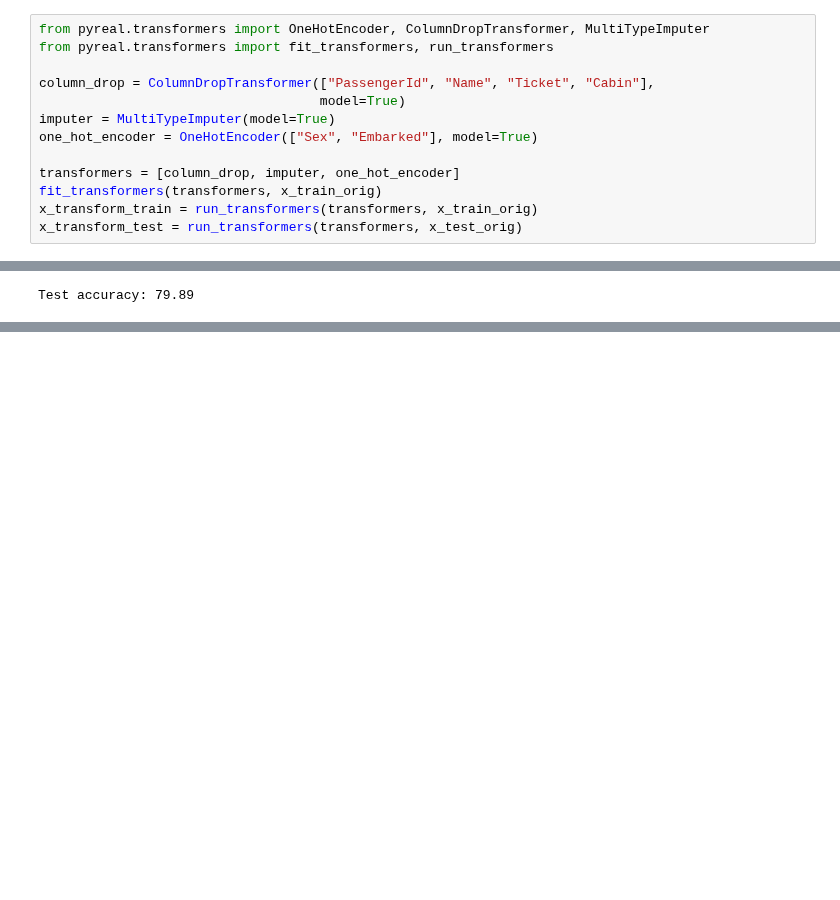
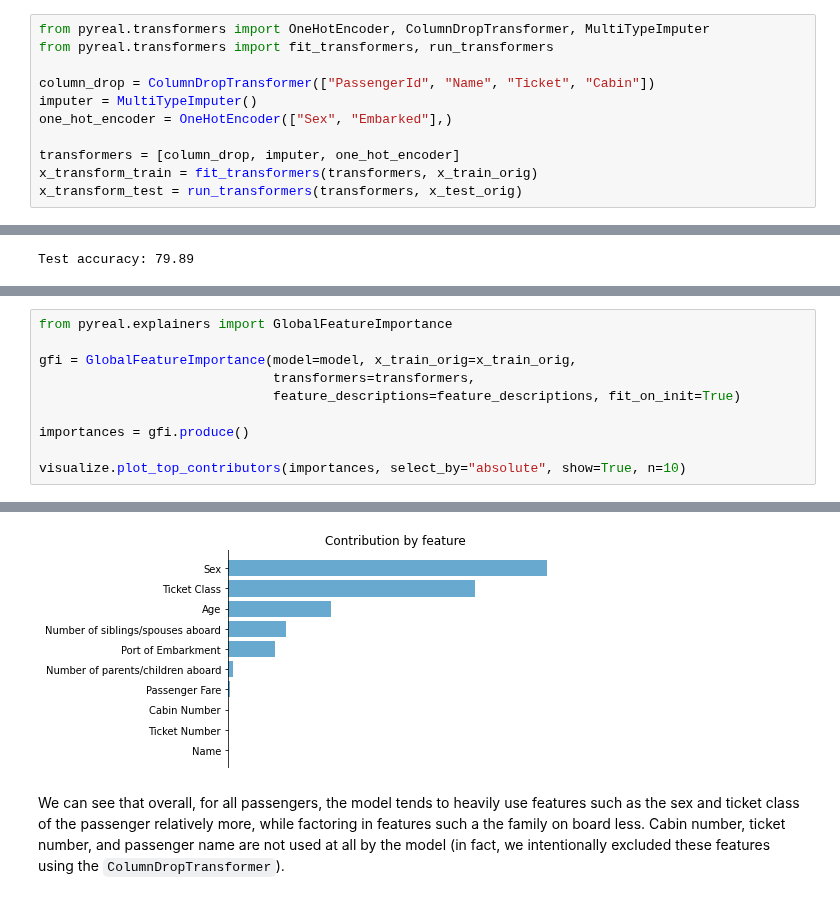
Before and after one commit to sibyl-dev/pyreal, a Jupyter notebook: tutorials/titanic/titanic_lfc_gfi.ipynb, the cells around one changed output, grey strips where cells are left out. Saved outputs shown, nothing was run; the diff lists cells and outputs as text; blank space fills up the shorter version.

```diff
--- a/tutorials/titanic/titanic_lfc_gfi.ipynb
+++ b/tutorials/titanic/titanic_lfc_gfi.ipynb
@@ -38,12 +61,10 @@ Next, we will make the transformers. `Pyreal`'s built-in transformers all have e
 from pyreal.transformers import OneHotEncoder, ColumnDropTransformer, MultiTypeImputer
 from pyreal.transformers import fit_transformers, run_transformers
 
-column_drop = ColumnDropTransformer(["PassengerId", "Name", "Ticket", "Cabin"],
-                                    model=True)
-imputer = MultiTypeImputer(model=True)
-one_hot_encoder = OneHotEncoder(["Sex", "Embarked"], model=True)
+column_drop = ColumnDropTransformer(["PassengerId", "Name", "Ticket", "Cabin"])
+imputer = MultiTypeImputer()
+one_hot_encoder = OneHotEncoder(["Sex", "Embarked"],)
 
 transformers = [column_drop, imputer, one_hot_encoder]
-fit_transformers(transformers, x_train_orig)
-x_transform_train = run_transformers(transformers, x_train_orig)
+x_transform_train = fit_transformers(transformers, x_train_orig)
 x_transform_test = run_transformers(transformers, x_test_orig)
@@ -61,0 +129,11 @@ Now, we can make the explainer...
+# %%
+from pyreal.explainers import GlobalFeatureImportance
+
+gfi = GlobalFeatureImportance(model=model, x_train_orig=x_train_orig,
+                              transformers=transformers,
+                              feature_descriptions=feature_descriptions, fit_on_init=True)
+
+importances = gfi.produce()
+
+visualize.plot_top_contributors(importances, select_by="absolute", show=True, n=10)
+# %% [output]
@@ -62 +142,4 @@ Now, we can make the explainer...
+[figure, added]
+# %% [markdown]
+We can see that overall, for all passengers, the model tends to heavily use features such as the sex and ticket class of the passenger relatively more, while factoring in features such a the family on board less. Cabin number, ticket number, and passenger name are not used at all by the model (in fact, we intentionally excluded these features using the `ColumnDropTransformer`).
 # %%
```
Also changed, not shown: parts of 22 cells of this notebook, 3 other files.
